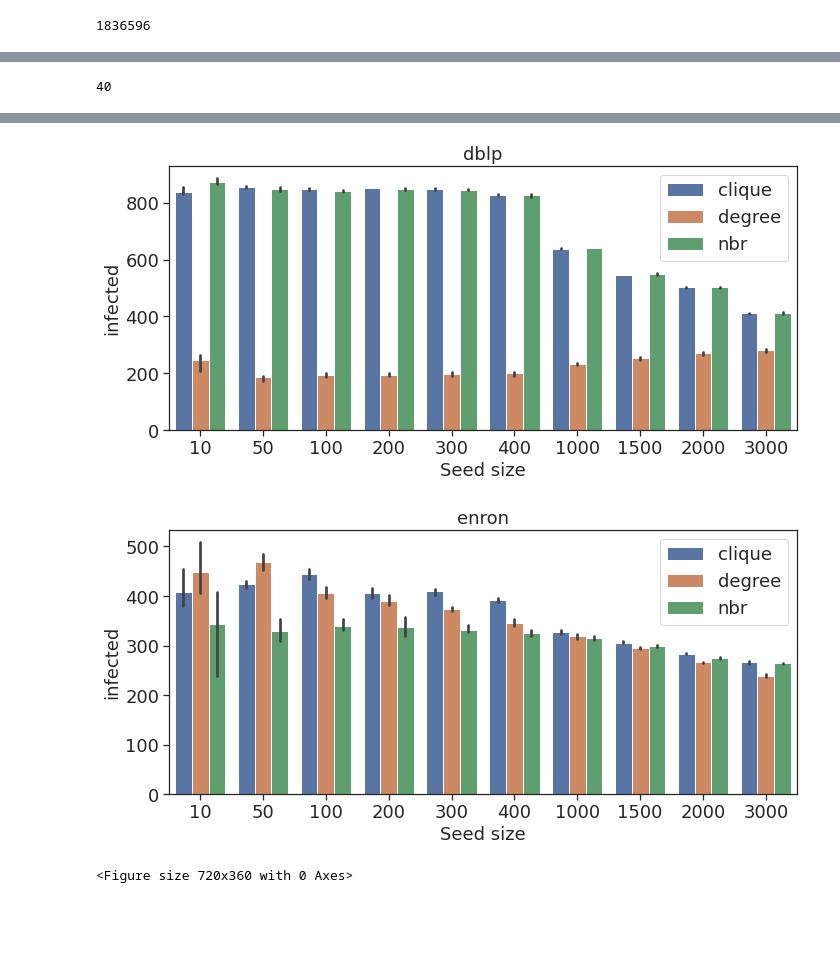
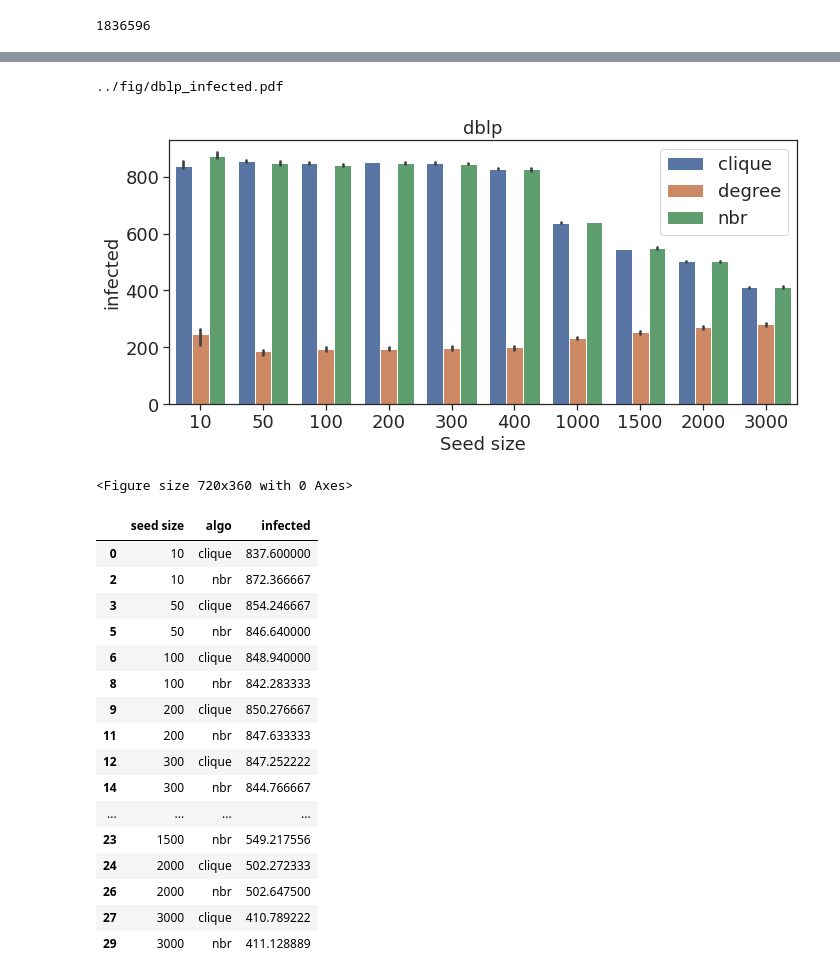
Before and after one commit to toggled/vldbsubmission, a Jupyter notebook: python_src/propagationPlots_bishwa.ipynb, the cells around one changed output, grey strips where cells are left out. Saved outputs shown, nothing was run; the diff lists cells and outputs as text; code cells hidden in the pictures; blank space fills up the shorter version.

```diff
--- a/python_src/propagationPlots_bishwa.ipynb
+++ b/python_src/propagationPlots_bishwa.ipynb
@@ -1255,0 +1403,6 @@ len(set(all_nodes))
+# %%
+sorted_nodes = []
+for c in range(1, len(distinct_core_nbr) + 1):
+    for v in core_nbr[distinct_core_nbr[-c]]:
+        if(v in potential_seeds):
+            sorted_nodes.append(v)
@@ -1273,4 +1419,0 @@ len(set(all_nodes)) - len(core_clique[distinct_core_clique[-1]])
-# %%
-distinct_core_clique[-1]
-# %% [output]
-40
@@ -1319,7 +1479,7 @@ sns.set(rc={'figure.figsize': (10, 5)})
 sns.set_style("ticks")
 # plt.style.use('grayscale')
 lw = 3
-save = True
+save = False
 
 goodname_algo = {
     'naive_nbr': 'nbr',
@@ -1365,8 +1525,30 @@ for key, item in df2.groupby(group_list, as_index=False):
             plt.show()
         plt.clf()
 
-    # break
+    break
 # %% [output]
+../fig/dblp_infected.pdf
 [figure]
-[figure, removed]
-<Figure size 720x360 with 0 Axes>
+<Figure size 720x360 with 0 Axes>
+# %%
+mean_df = result_df.groupby(['seed size', 'algo', 'max propagation time' ,'exp']).mean().reset_index()
+# %%
+mean_df[mean_df['algo'] != 'degree'][['seed size', 'algo', 'infected']]
+# %% [output]
+|  | seed size | algo | infected |
+| 0 | 10 | clique | 837.600000 |
+| 2 | 10 | nbr | 872.366667 |
+| 3 | 50 | clique | 854.246667 |
+| 5 | 50 | nbr | 846.640000 |
+| 6 | 100 | clique | 848.940000 |
+| 8 | 100 | nbr | 842.283333 |
+| 9 | 200 | clique | 850.276667 |
+| 11 | 200 | nbr | 847.633333 |
+| 12 | 300 | clique | 847.252222 |
+| 14 | 300 | nbr | 844.766667 |
+| ... | ... | ... | ... |
+| 23 | 1500 | nbr | 549.217556 |
+| 24 | 2000 | clique | 502.272333 |
+| 26 | 2000 | nbr | 502.647500 |
+| 27 | 3000 | clique | 410.789222 |
+| 29 | 3000 | nbr | 411.128889 |
```
Also changed, not shown: parts of 16 cells of this notebook, 5 other files.
